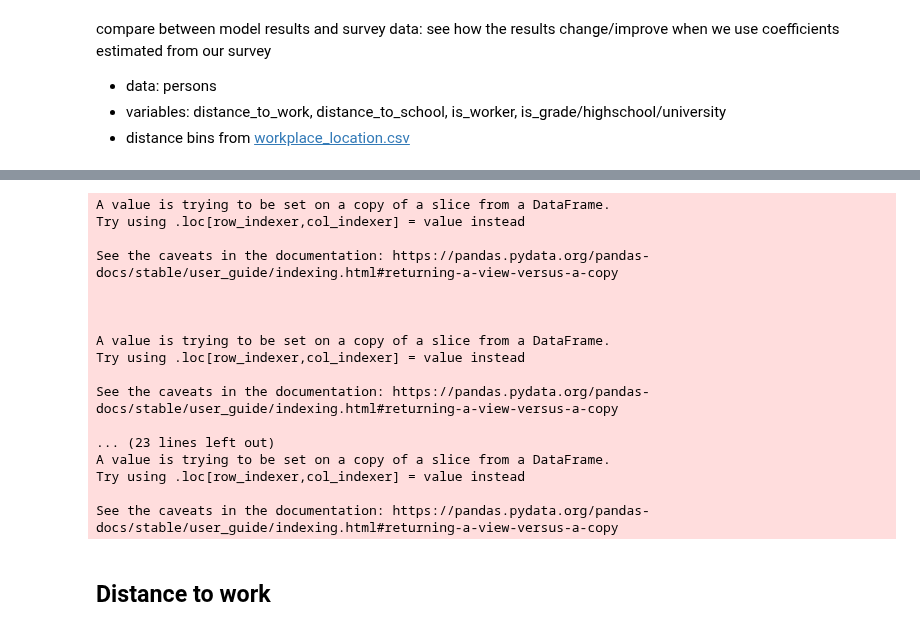
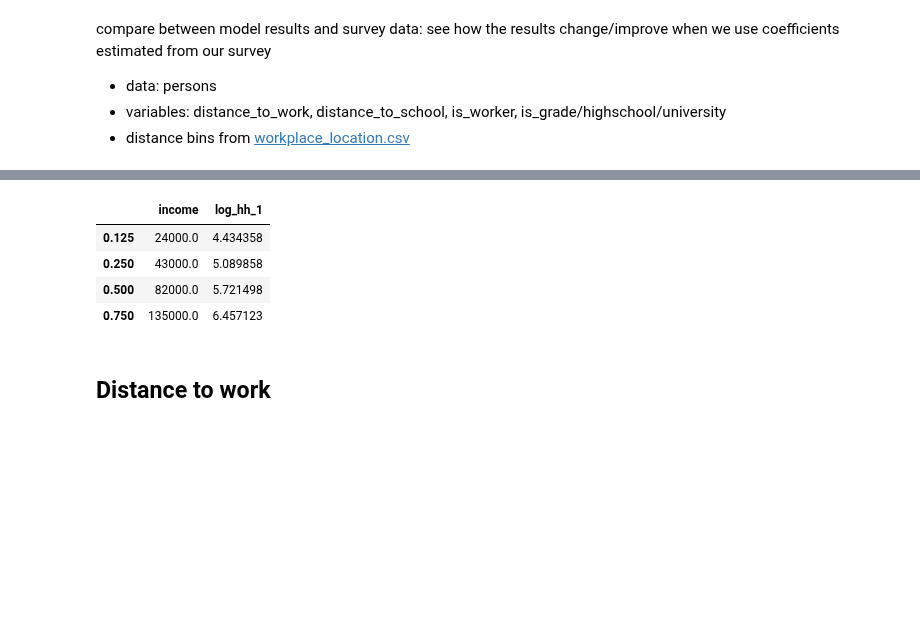
Before and after one commit to psrc/psrc_activitysim, a Jupyter notebook: scripts/validation/validation_scripts/work_location.ipynb, the cells around one changed output, grey strips where cells are left out. Saved outputs shown, nothing was run; the diff lists cells and outputs as text; code cells hidden in the pictures; blank space fills up the shorter version.

```diff
--- a/scripts/validation/validation_scripts/work_location.ipynb
+++ b/scripts/validation/validation_scripts/work_location.ipynb
@@ -47,47 +26,29 @@ person counts
+# %%
+# read data
+land_use = pd.read_csv(config['p_survey_landuse'], usecols=['zone_id','log_hh_1'])
+hh_data = validation_data_input.get_households_data(['home_zone_id','income']).merge(land_use,how="left",left_on='home_zone_id',right_on='zone_id')
+
+col_list = ['home_zone_id', 'income', 'log_hh_1','household_id','source']
+per_data = validation_data_input.get_persons_data(['distance_to_work','is_worker']).merge(hh_data[col_list],how="left",on=['household_id','source'])
 # %%
-#| warning: false
-
-# process model and survey data for summary
-def data_process(df: pd.DataFrame, data_source: str) -> pd.DataFrame:
-
-    # add data source
-    df['source'] = data_source
-    # distance to school bins from workplace_location.csv
-    df['distance_to_work_bin'] = pd.cut(df['distance_to_work'], bins=[0,1,2,5,15,9999],
-                                        labels=['util_dist_0_1', 'util_dist_1_2', 'util_dist_2_5',
-                                                'util_dist_5_15', 'util_dist_15_up'])
-    # Create bins: bins of 2 miles up to 60 miles
-    max_bin = 60
-    bin_size = 2
-    df['d_work_bin_60mi'] = pd.cut(df['distance_to_work'], bins=np.arange(0, max_bin+bin_size, bin_size), labels=[str(i) for i in np.arange(0, max_bin, bin_size)])
-
-    return df
-
-# match columns and concat all source into hh_data
-col_list = ['person_id', 'household_id', 'hh_weight_2017_2019',
-            'is_worker','distance_to_work']
-
-# combine both sets of data
-per_data = pd.concat([data_process(per_data_model[col_list], "model results").copy(),
-                      data_process(per_data_survey[col_list], "survey data").copy()])
+# distance to school bins from workplace_location.csv
+per_data['distance_to_work_bin'] = pd.cut(per_data['distance_to_work'], bins=[0,1,2,5,15,9999],
+                                    labels=['util_dist_0_1', 'util_dist_1_2', 'util_dist_2_5',
+                                            'util_dist_5_15', 'util_dist_15_up'])
+# Create bins: bins of 2 miles up to 60 miles
+max_bin = 60
+bin_size = 2
+per_data['d_work_bin_60mi'] = pd.cut(per_data['distance_to_work'], bins=np.arange(0, max_bin+bin_size, bin_size), labels=[str(i) for i in np.arange(0, max_bin, bin_size)])
 
 
-# per_data
+# grouping income, hh density, employment density into very low, low, medium, medium-high and high
+# todo: check if we should be using model data for grouping
+var_group = hh_data.loc[hh_data['source']=="model results", ['income','log_hh_1']].quantile([.125, .25, .50, .75])
+
+var_group
 # %% [output]
-A value is trying to be set on a copy of a slice from a DataFrame.
-Try using .loc[row_indexer,col_indexer] = value instead
-
-See the caveats in the documentation: https://pandas.pydata.org/pandas-docs/stable/user_guide/indexing.html#returning-a-view-versus-a-copy
-
-
-
-A value is trying to be set on a copy of a slice from a DataFrame.
-Try using .loc[row_indexer,col_indexer] = value instead
-
-See the caveats in the documentation: https://pandas.pydata.org/pandas-docs/stable/user_guide/indexing.html#returning-a-view-versus-a-copy
-
-... (23 lines left out)
-A value is trying to be set on a copy of a slice from a DataFrame.
-Try using .loc[row_indexer,col_indexer] = value instead
-
-See the caveats in the documentation: https://pandas.pydata.org/pandas-docs/stable/user_guide/indexing.html#returning-a-view-versus-a-copy
+|  | income | log_hh_1 |
+| 0.125 | 24000.0 | 4.434358 |
+| 0.250 | 43000.0 | 5.089858 |
+| 0.500 | 82000.0 | 5.721498 |
+| 0.750 | 135000.0 | 6.457123 |
```
Also changed, not shown: parts of 14 cells of this notebook, 12 other files.
